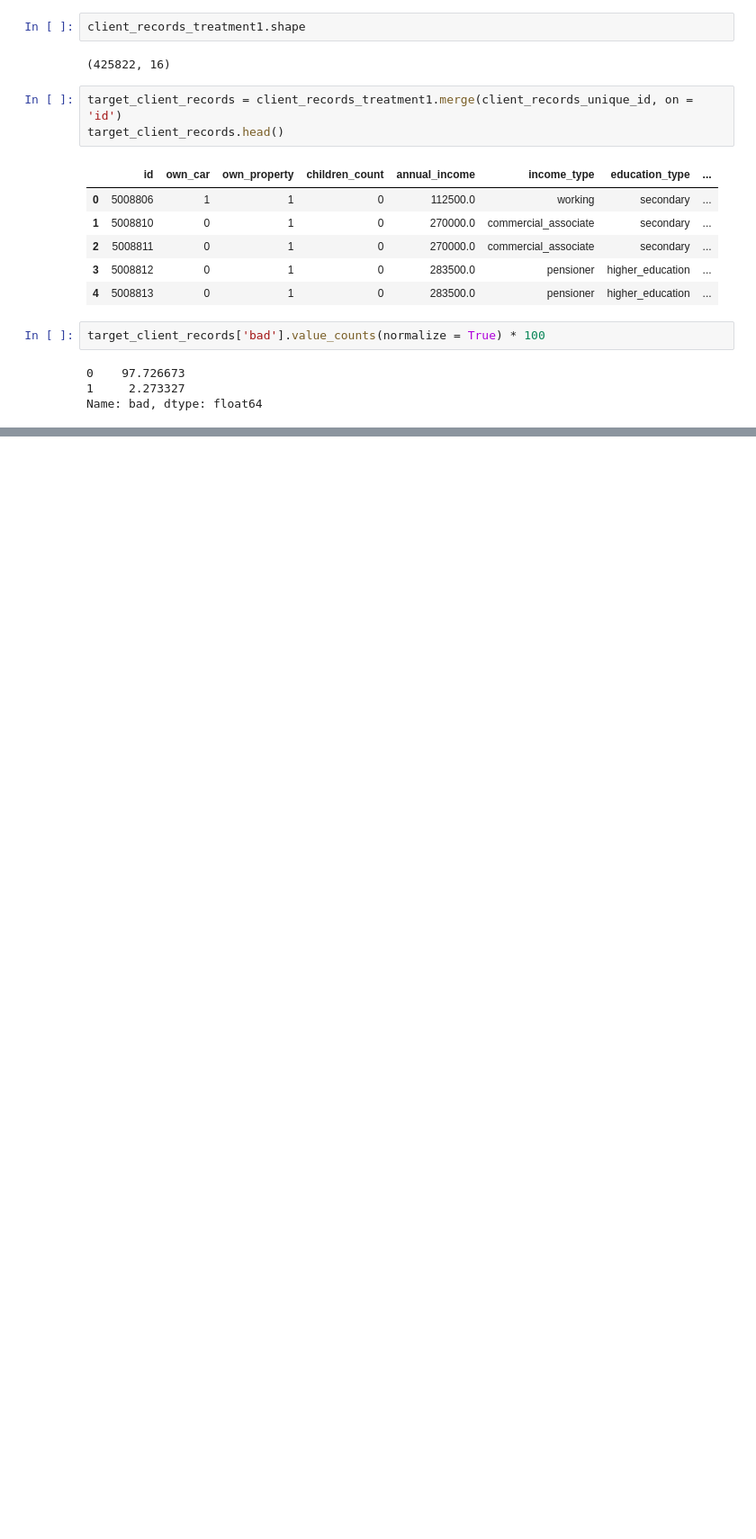
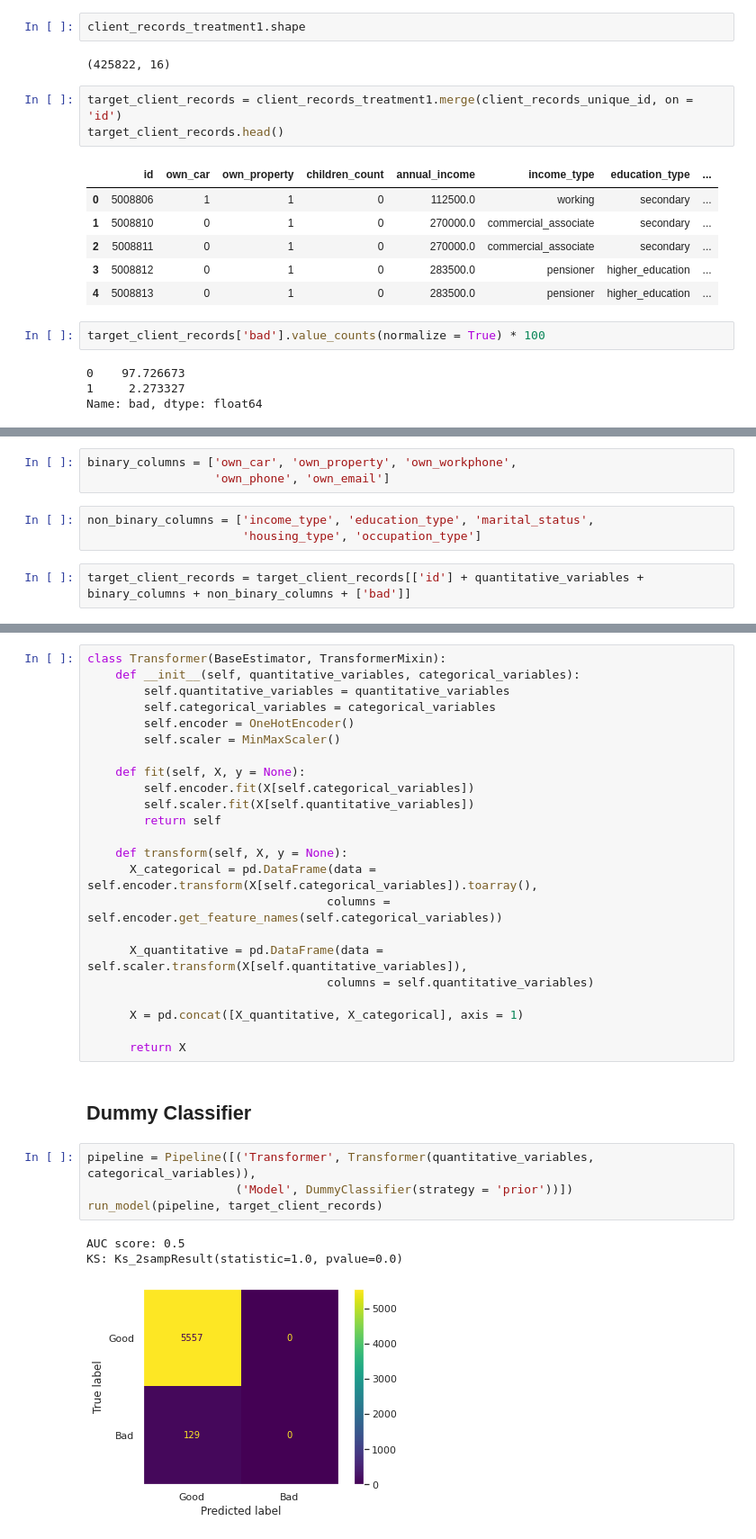
Before and after one commit to diascarolina/data-science-bootcamp, a Jupyter notebook: modulo6/aulas_desafios_modulo6.ipynb, the cells around one changed output, grey strips where cells are left out. Shown: that part at 90% size. Drawn from its saved outputs; the diff is of its cells as text; blank space fills up the shorter version.

```diff
--- a/modulo6/aulas_desafios_modulo6.ipynb
+++ b/modulo6/aulas_desafios_modulo6.ipynb
@@ -766,0 +798,8 @@ Name: bad, dtype: float64
+# %%
+binary_columns = ['own_car', 'own_property', 'own_workphone',
+                  'own_phone', 'own_email']
+# %%
+non_binary_columns = ['income_type', 'education_type', 'marital_status',
+                      'housing_type', 'occupation_type']
+# %%
+target_client_records = target_client_records[['id'] + quantitative_variables + binary_columns + non_binary_columns + ['bad']]
@@ -766,0 +847,33 @@ Name: bad, dtype: float64
+# %%
+class Transformer(BaseEstimator, TransformerMixin):
+    def __init__(self, quantitative_variables, categorical_variables):
+        self.quantitative_variables = quantitative_variables
+        self.categorical_variables = categorical_variables
+        self.encoder = OneHotEncoder()
+        self.scaler = MinMaxScaler()
+
+    def fit(self, X, y = None):
+        self.encoder.fit(X[self.categorical_variables])
+        self.scaler.fit(X[self.quantitative_variables])
+        return self
+
+    def transform(self, X, y = None):
+      X_categorical = pd.DataFrame(data = self.encoder.transform(X[self.categorical_variables]).toarray(),
+                                  columns = self.encoder.get_feature_names(self.categorical_variables))
+
+      X_quantitative = pd.DataFrame(data = self.scaler.transform(X[self.quantitative_variables]),
+                                  columns = self.quantitative_variables)
+
+      X = pd.concat([X_quantitative, X_categorical], axis = 1)
+
+      return X
+# %% [markdown]
+## Dummy Classifier
+# %%
+pipeline = Pipeline([('Transformer', Transformer(quantitative_variables, categorical_variables)),
+                     ('Model', DummyClassifier(strategy = 'prior'))])
+run_model(pipeline, target_client_records)
+# %% [output]
+AUC score: 0.5
+KS: Ks_2sampResult(statistic=1.0, pvalue=0.0)
+[figure, added]
```
Also changed, not shown: parts of 15 cells of this notebook.
